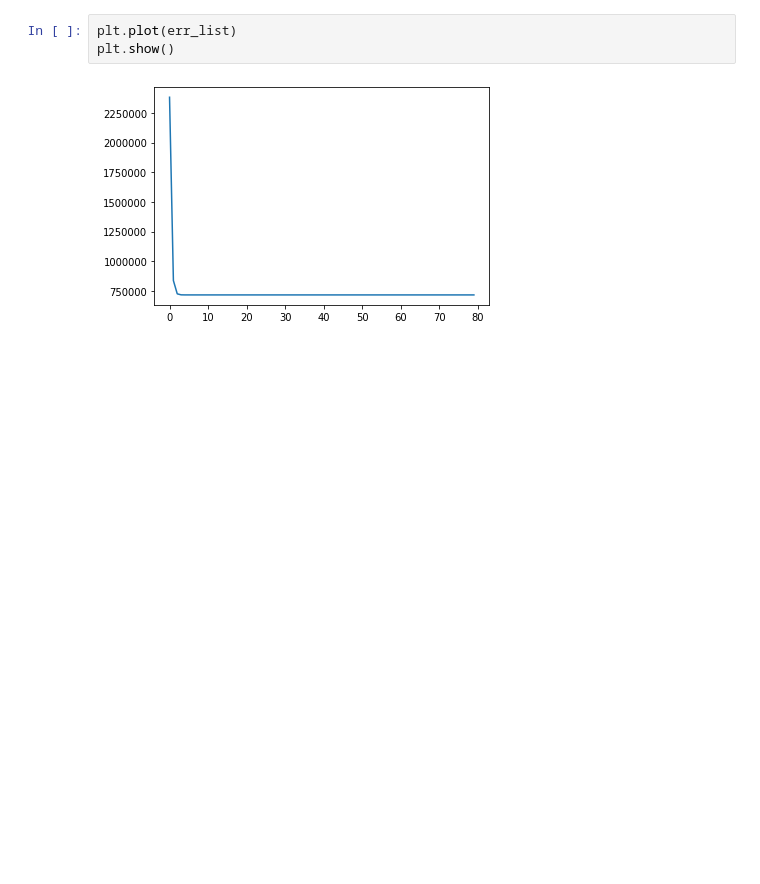
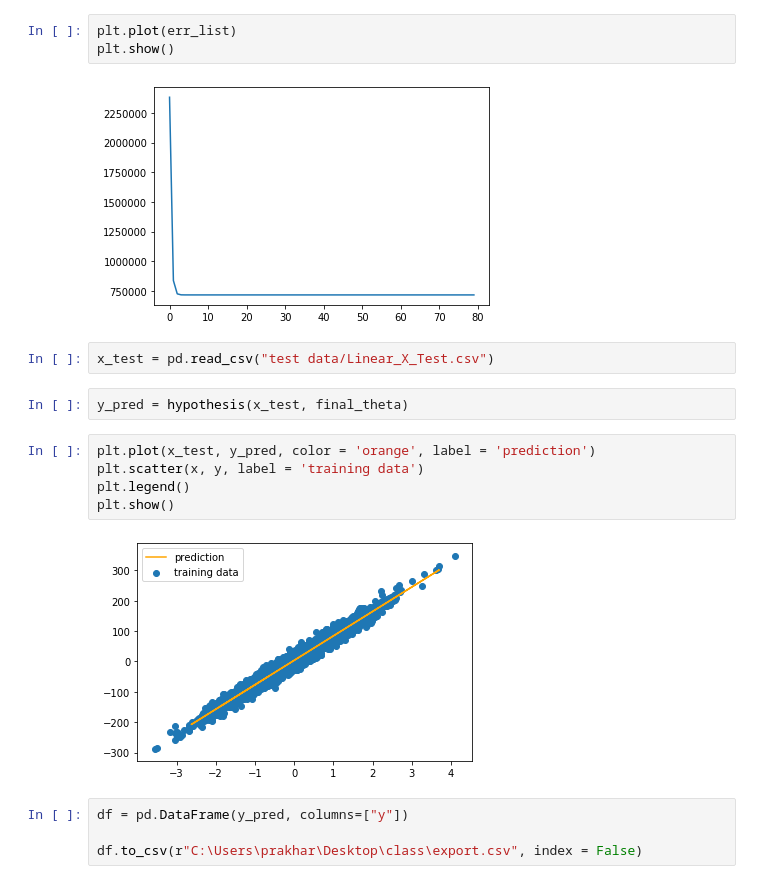
Before and after one commit to prakhar154/Regression, a Jupyter notebook: linear regression.ipynb, the cells around one changed output. Saved outputs shown, nothing was run; the diff lists cells and outputs as text; blank space fills up the shorter version.

```diff
--- a/linear regression.ipynb
+++ b/linear regression.ipynb
@@ -74,3 +74,18 @@ plt.plot(err_list)
 plt.show()
 # %% [output]
 [figure]
+# %%
+x_test = pd.read_csv("test data/Linear_X_Test.csv")
+# %%
+y_pred = hypothesis(x_test, final_theta)
+# %%
+plt.plot(x_test, y_pred, color = 'orange', label = 'prediction')
+plt.scatter(x, y, label = 'training data')
+plt.legend()
+plt.show()
+# %% [output]
+[figure, added]
+# %%
+df = pd.DataFrame(y_pred, columns=["y"])
+
+df.to_csv(r"C:\Users\prakhar\Desktop\class\export.csv", index = False)
```
